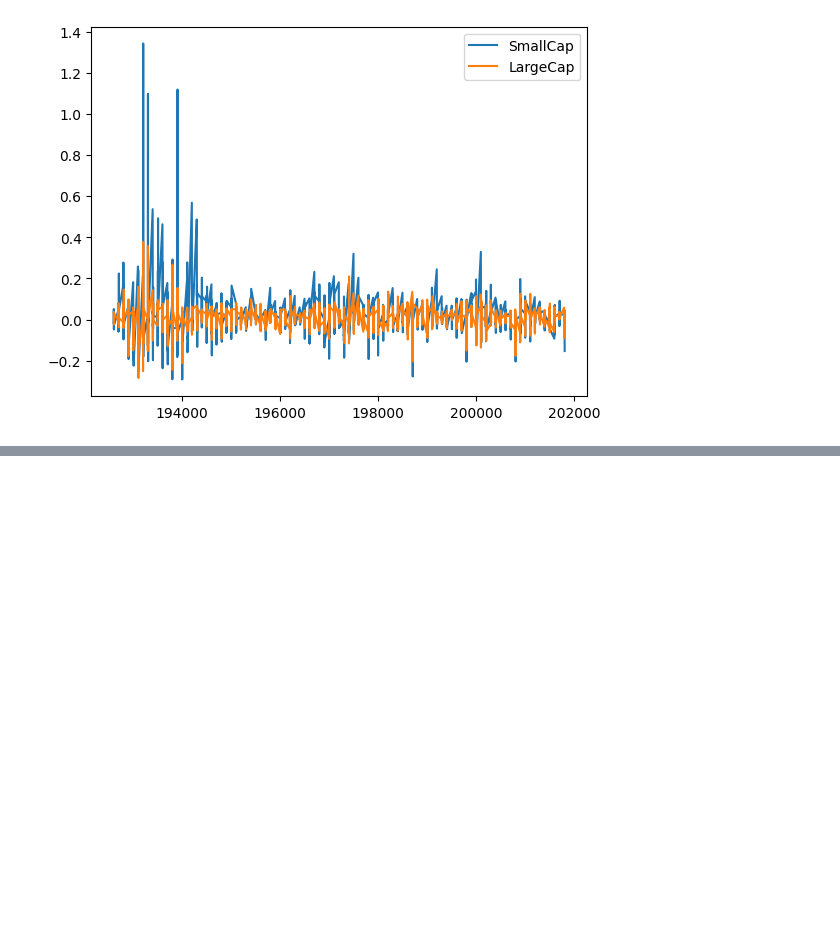
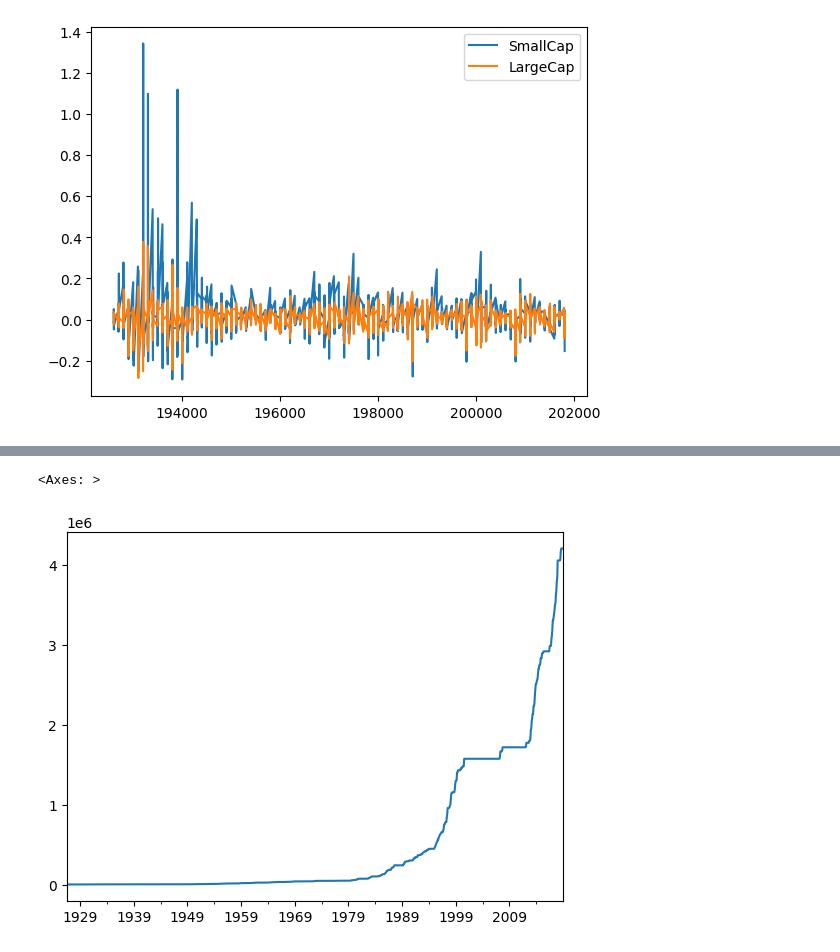
Before and after one commit to tr4nc3/portfolio-construction, a Jupyter notebook: portfolio.ipynb, the cells around one changed output, grey strips where cells are left out. Drawn from its saved outputs; the diff is of its cells as text; code cells hidden in the pictures; blank space fills up the shorter version.

```diff
--- a/portfolio.ipynb
+++ b/portfolio.ipynb
@@ -13,0 +66,6 @@ rets.plot.line()
+# %%
+previous_peaks = wealth_index.cummax()
+previous_peaks.plot.line()
+# %% [output]
+<Axes: >
+[figure, added]
```
Also changed, not shown: parts of 15 cells of this notebook, 1 other file.
